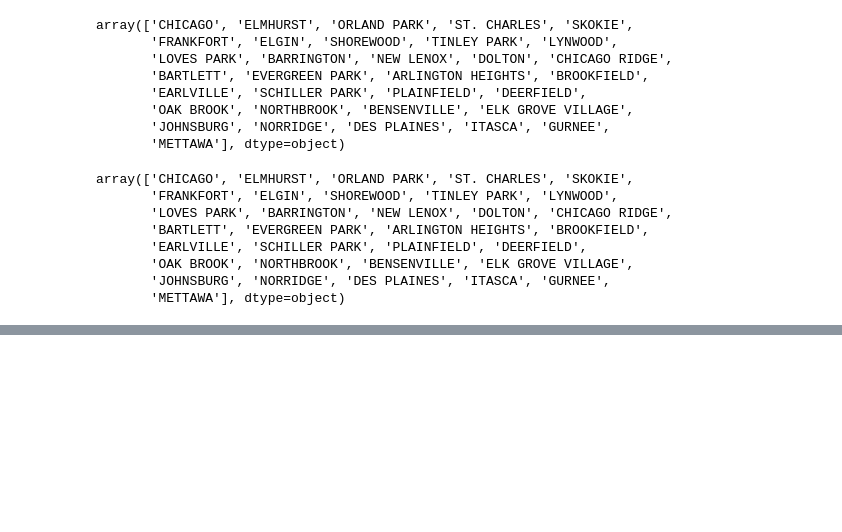
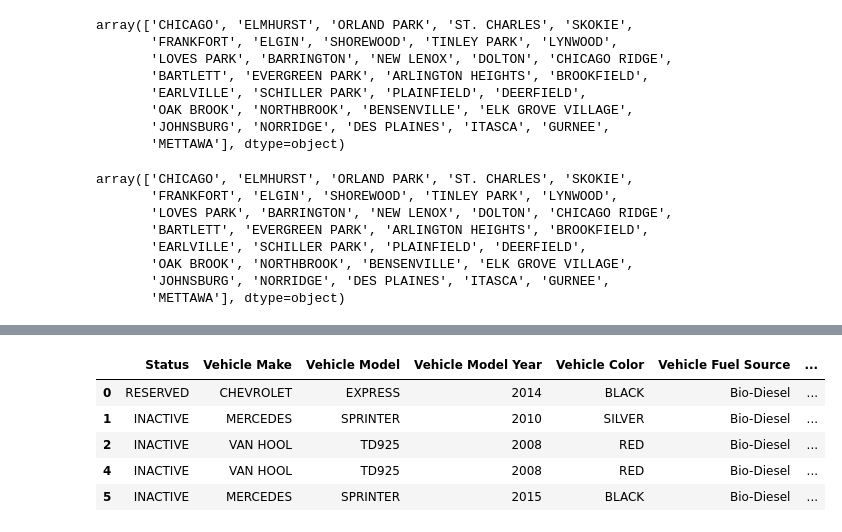
Before and after one commit to LakshithaSenavirathna/The_Wheels_In_Motion, a Jupyter notebook: analysis_vehicles.ipynb, the cells around one changed output, grey strips where cells are left out. Cells and saved outputs as stored; diff of their text form; code cells hidden in the pictures; blank space fills up the shorter version.

```diff
--- a/analysis_vehicles.ipynb
+++ b/analysis_vehicles.ipynb
@@ -324,6 +321,10 @@ city_coordinates = {
     'GURNEE': (42.3620, -87.8837),
     'METTAWA': (42.2573, -87.9116)
 }
+# %%
+df.drop(columns=['latitude'],inplace=True)
+# %%
+df.drop(columns=['longitude'],inplace=True)
 # %%
-df['latitude'] = df['City'].map(lambda city: city_coordinates.get(city, (None, None))[0])
-df['longitude'] = df['City'].map(lambda city: city_coordinates.get(city, (None, None))[1])
+df['Latitude'] = df['City'].map(lambda city: city_coordinates.get(city, (None, None))[0])
+df['Longitude'] = df['City'].map(lambda city: city_coordinates.get(city, (None, None))[1])
@@ -329,0 +342,9 @@ df['longitude'] = df['City'].map(lambda city: city_coordinates.get(city, (None,
+# %%
+df.head()
+# %% [output]
+|  | Status | Vehicle Make | Vehicle Model | Vehicle Model Year | Vehicle Color | Vehicle Fuel Source | ... |
+| 0 | RESERVED | CHEVROLET | EXPRESS | 2014 | BLACK | Bio-Diesel | ... |
+| 1 | INACTIVE | MERCEDES | SPRINTER | 2010 | SILVER | Bio-Diesel | ... |
+| 2 | INACTIVE | VAN HOOL | TD925 | 2008 | RED | Bio-Diesel | ... |
+| 4 | INACTIVE | VAN HOOL | TD925 | 2008 | RED | Bio-Diesel | ... |
+| 5 | INACTIVE | MERCEDES | SPRINTER | 2015 | BLACK | Bio-Diesel | ... |
```
Also changed, not shown: parts of 3 cells of this notebook, 3 other files.
